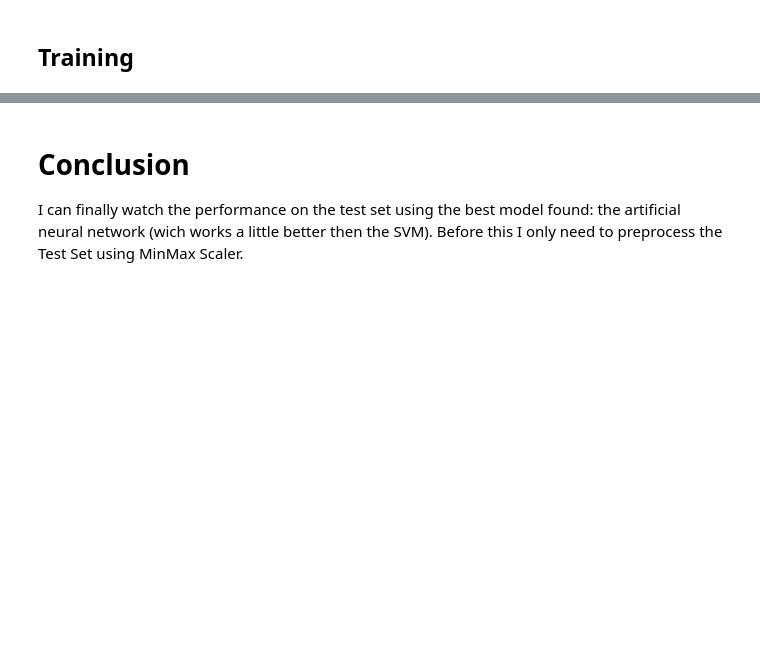
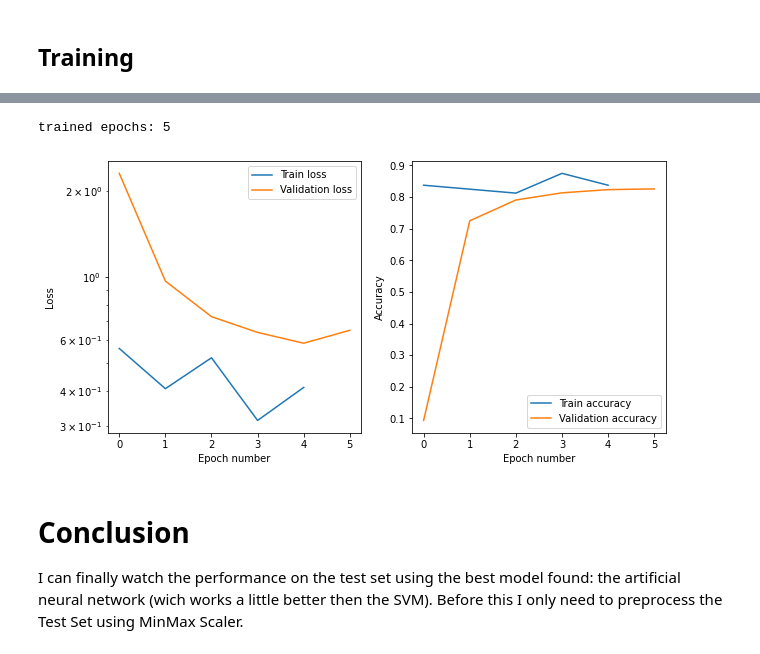
Before and after one commit to GianmarcoLattaruolo/Machine-Learning-Corso-Interno, a Jupyter notebook: Project_Bassi_Lattaruolo.ipynb, the cells around one changed output, grey strips where cells are left out. Cells and saved outputs as stored; diff of their text form; code cells hidden in the pictures; blank space fills up the shorter version.

```diff
--- a/Project_Bassi_Lattaruolo.ipynb
+++ b/Project_Bassi_Lattaruolo.ipynb
@@ -856,3 +907,27 @@ class ConvNet(nn.Module):
+# %%
+# trainer callback
+class MetricsCallback(Callback):
+    """PyTorch Lightning metric callback."""
+
+    def __init__(self):
+        super().__init__()
+        self.train_loss_log = []
+        self.val_loss_log = []
+        self.train_acc_log= []
+        self.val_acc_log= []
+
+
+    def on_train_epoch_end(self, trainer, pl_module):
+        train_loss = trainer.logged_metrics["train_loss"].cpu()
+        self.train_loss_log.append(train_loss)
+        train_acc = trainer.logged_metrics["train_acc"].cpu()
+        self.train_acc_log.append(train_acc)
+
+    def on_validation_epoch_end(self,trainer, pl_module):
+        val_loss = trainer.logged_metrics["val_loss"].cpu()
+        self.val_loss_log.append(val_loss)
+        val_acc = trainer.logged_metrics["val_acc"].cpu()
+        self.val_acc_log.append(val_acc)
 # %% [markdown]
 ## Training
 # %%
@@ -863,4 +940,8 @@ print(f"Training device: {device}")
 # Inizialize the network
 torch.manual_seed(0)
 net = ConvNet(activation="ReLU", drop_p=0.3)
-net.to(device)
+
+
+# Define the callbacks
+metrics_callback =  MetricsCallback()
+early_stopping = EarlyStopping(monitor="val_loss", patience = 100, mode="min")
@@ -976,3 +971,21 @@ print(f"accuracy score on train:{accuracy_score(y_train_small,y_pred_train_hog):
+# %%
+### Plot losses
+fig, ax = plt.subplots(1,2, figsize=(10,5))
+ax[0].semilogy(metrics_callback.train_loss_log, label="Train loss")
+ax[0].semilogy(metrics_callback.val_loss_log, label="Validation loss")
+ax[0].set_xlabel("Epoch number")
+ax[0].set_ylabel("Loss")
+ax[0].legend()
+
+ax[1].plot(metrics_callback.train_acc_log, label="Train accuracy")
+ax[1].plot(metrics_callback.val_acc_log, label="Validation accuracy")
+ax[1].set_xlabel("Epoch number")
+ax[1].set_ylabel("Accuracy")
+ax[1].legend()
+print("trained epochs: "+str(len(metrics_callback.train_loss_log)))
+# %% [output]
+trained epochs: 5
+[figure, added]
 # %% [markdown]
 # Conclusion
 
```
Also changed, not shown: parts of 10 cells of this notebook.
